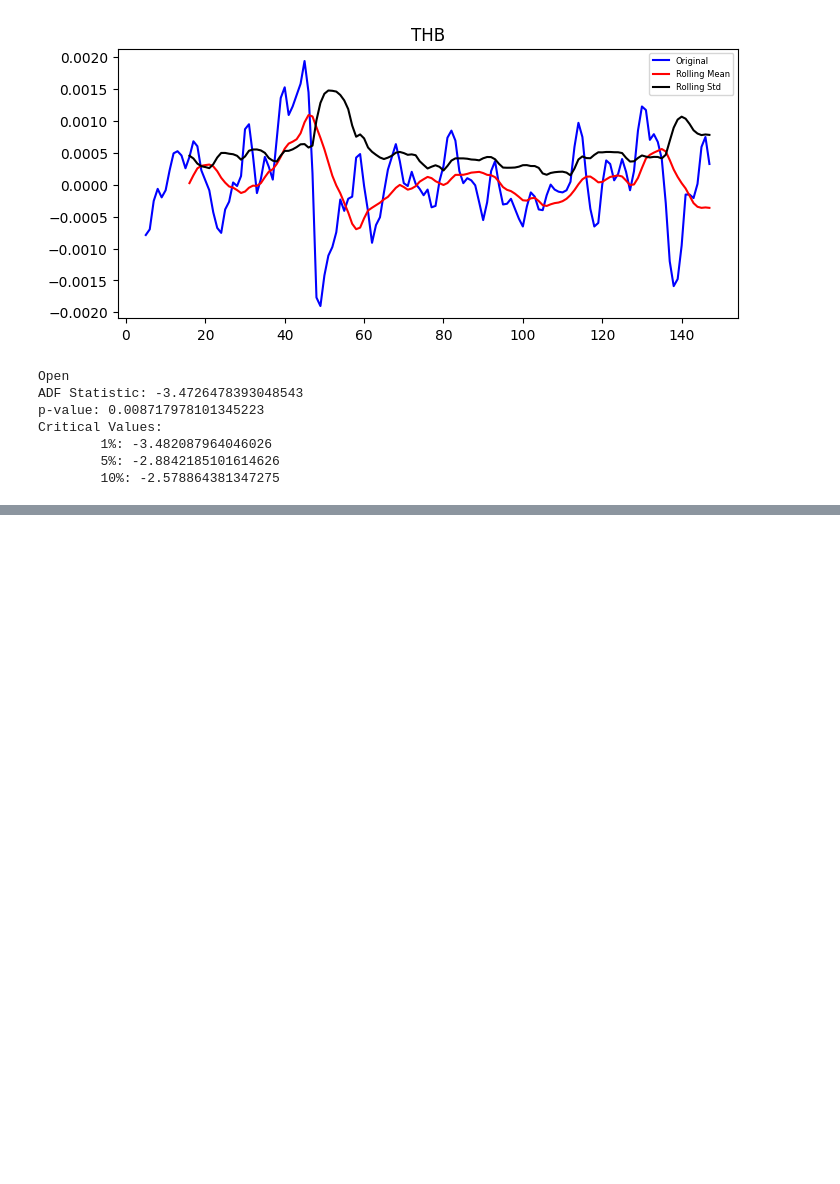
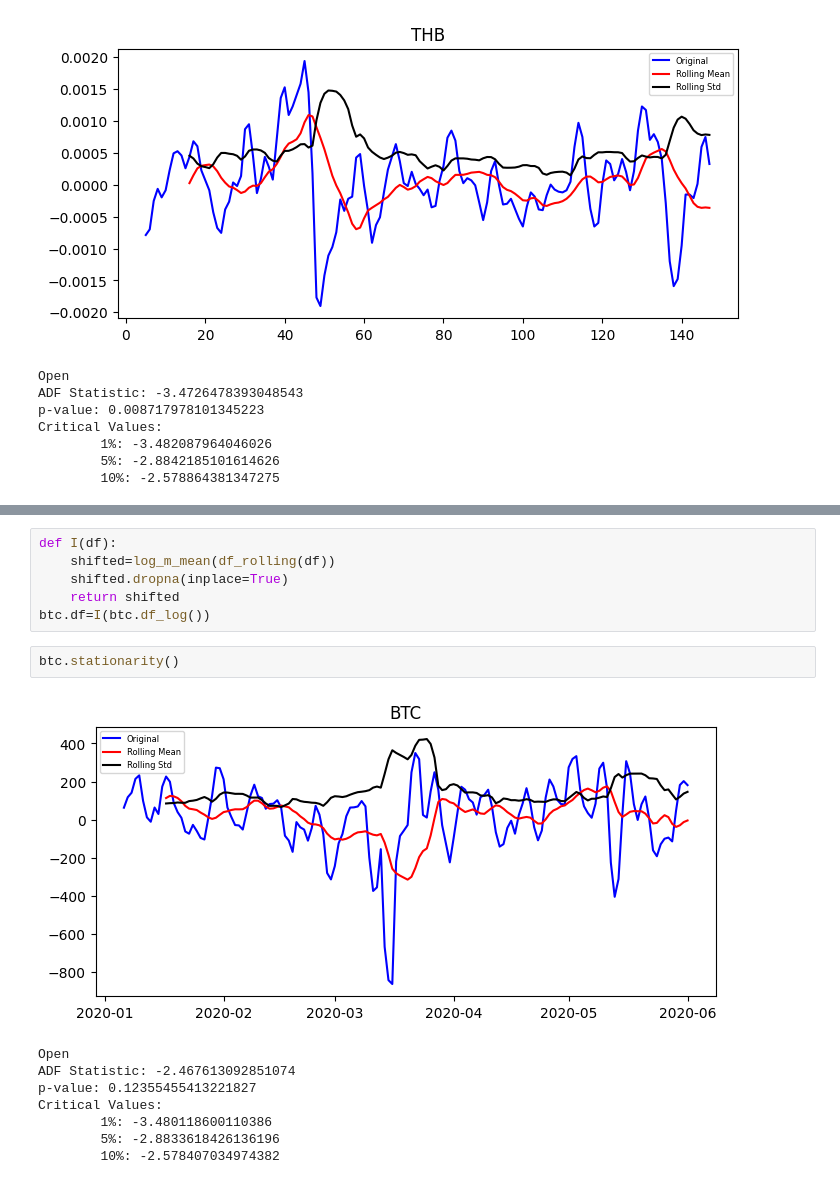
Before and after one commit to al3xkras/arima-python-examples, a Jupyter notebook: arima-currency-analysis/CurrencyAnalysis-ARIMA.ipynb, the cells around one changed output, grey strips where cells are left out. Saved outputs shown, nothing was run; the diff lists cells and outputs as text; blank space fills up the shorter version.

```diff
--- a/arima-currency-analysis/CurrencyAnalysis-ARIMA.ipynb
+++ b/arima-currency-analysis/CurrencyAnalysis-ARIMA.ipynb
@@ -358,0 +397,17 @@ Name: 1 THB, Length: 147, dtype: float64
+# %%
+def I(df):
+    shifted=log_m_mean(df_rolling(df))
+    shifted.dropna(inplace=True)
+    return shifted
+btc.df=I(btc.df_log())
+# %%
+btc.stationarity()
+# %% [output]
+[figure, added]
+Open
+ADF Statistic: -2.467613092851074
+p-value: 0.12355455413221827
+Critical Values:
+        1%: -3.480118600110386
+        5%: -2.8833618426136196
+        10%: -2.578407034974382
```
Also changed, not shown: parts of 14 cells of this notebook.
